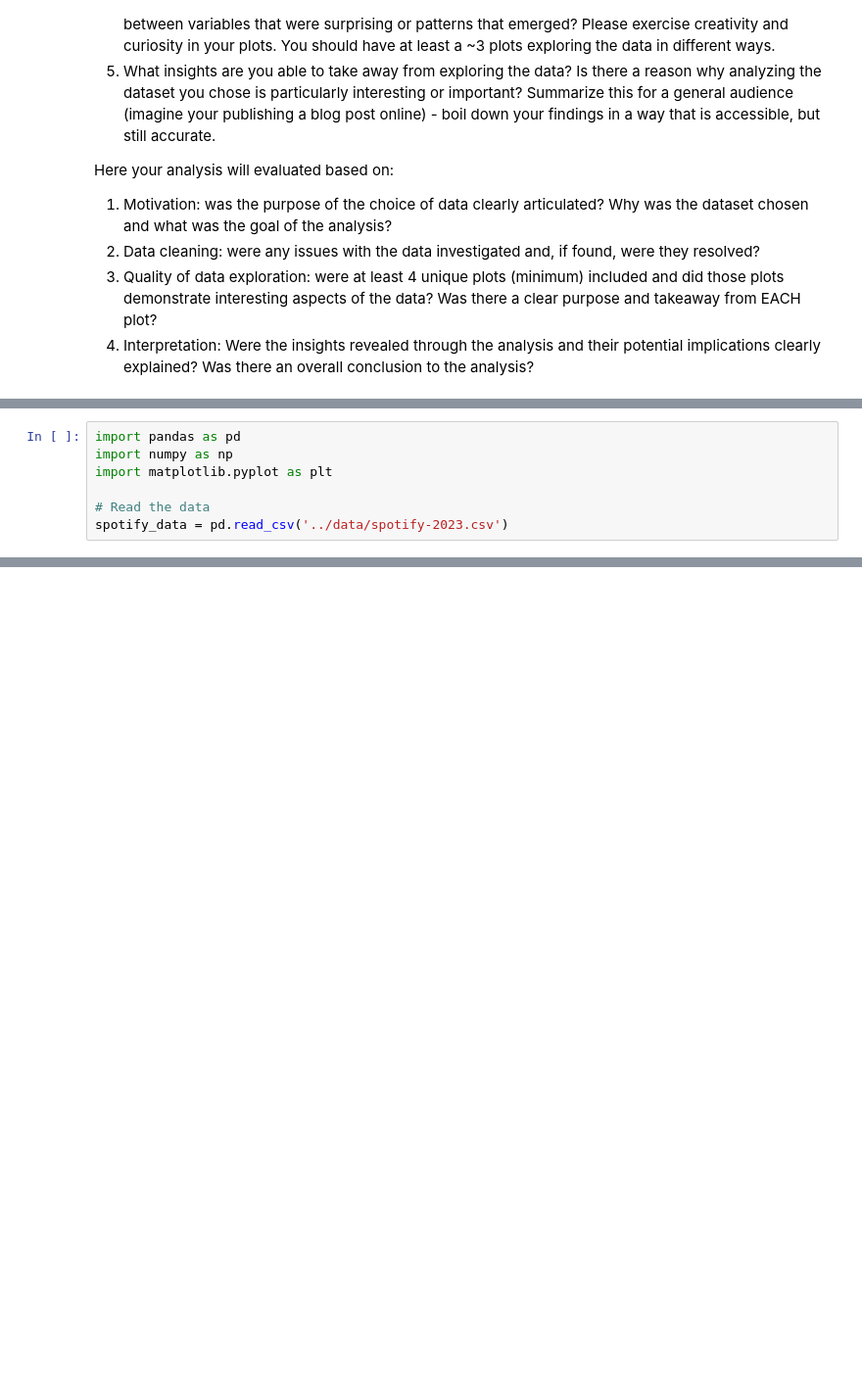
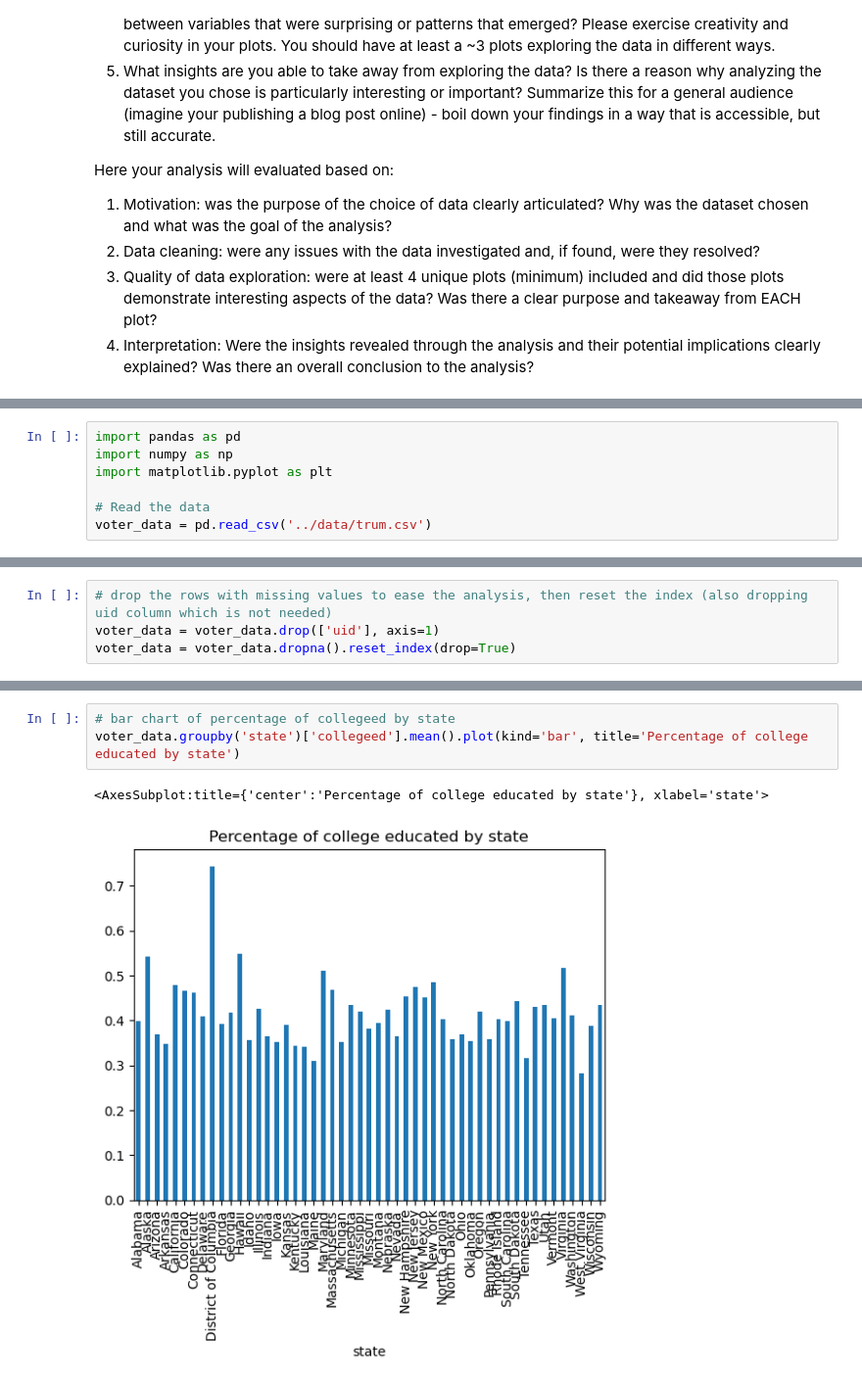
Before and after one commit to cake-dev/ml_class_stuff, a Jupyter notebook: assignments/data/q12.ipynb, the cells around one changed output, grey strips where cells are left out. Shown: that part at 98% size. Drawn from its saved outputs; the diff is of its cells as text; blank space fills up the shorter version.

```diff
--- a/assignments/data/q12.ipynb
+++ b/assignments/data/q12.ipynb
@@ -22,4 +24,4 @@ import numpy as np
 import matplotlib.pyplot as plt
 
 # Read the data
-spotify_data = pd.read_csv('../data/spotify-2023.csv')
+voter_data = pd.read_csv('../data/trum.csv')
@@ -41,0 +81,4 @@ spotify_data
+# %%
+# drop the rows with missing values to ease the analysis, then reset the index (also dropping uid column which is not needed)
+voter_data = voter_data.drop(['uid'], axis=1)
+voter_data = voter_data.dropna().reset_index(drop=True)
@@ -41,0 +149,6 @@ spotify_data
+# %%
+# bar chart of percentage of collegeed by state
+voter_data.groupby('state')['collegeed'].mean().plot(kind='bar', title='Percentage of college educated by state')
+# %% [output]
+<AxesSubplot:title={'center':'Percentage of college educated by state'}, xlabel='state'>
+[figure, added]
```
Also changed, not shown: parts of 15 cells of this notebook, 2 other files.
